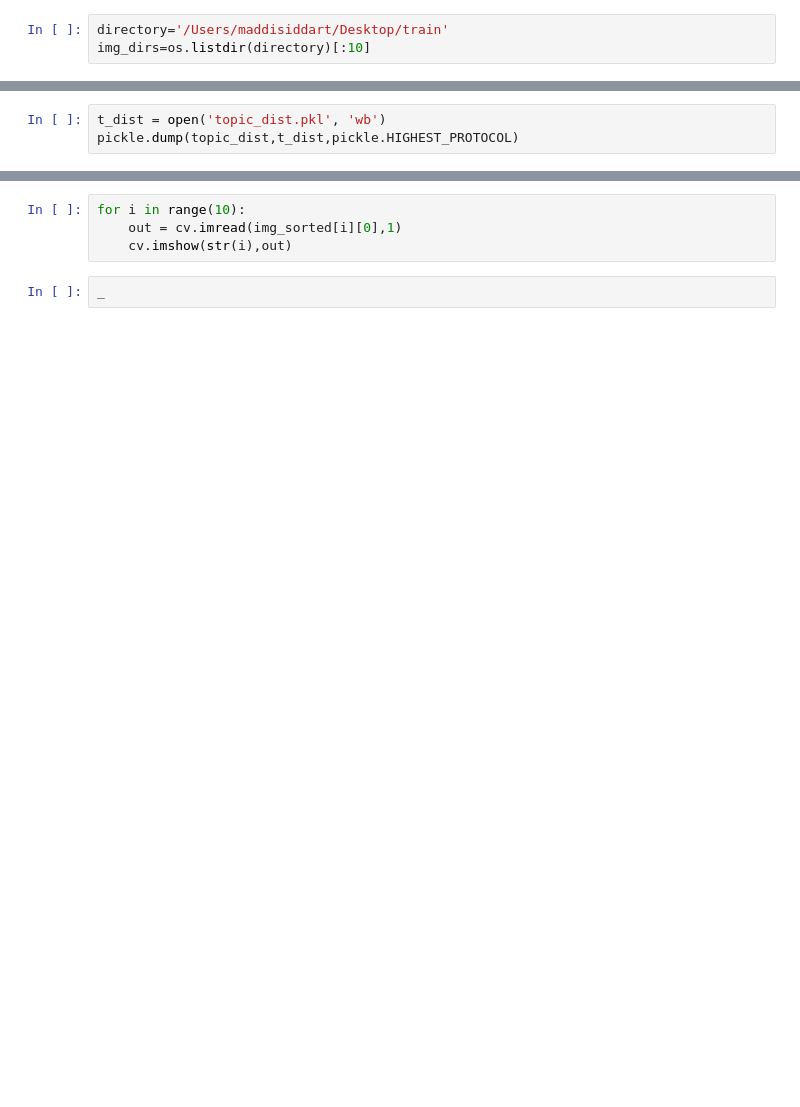
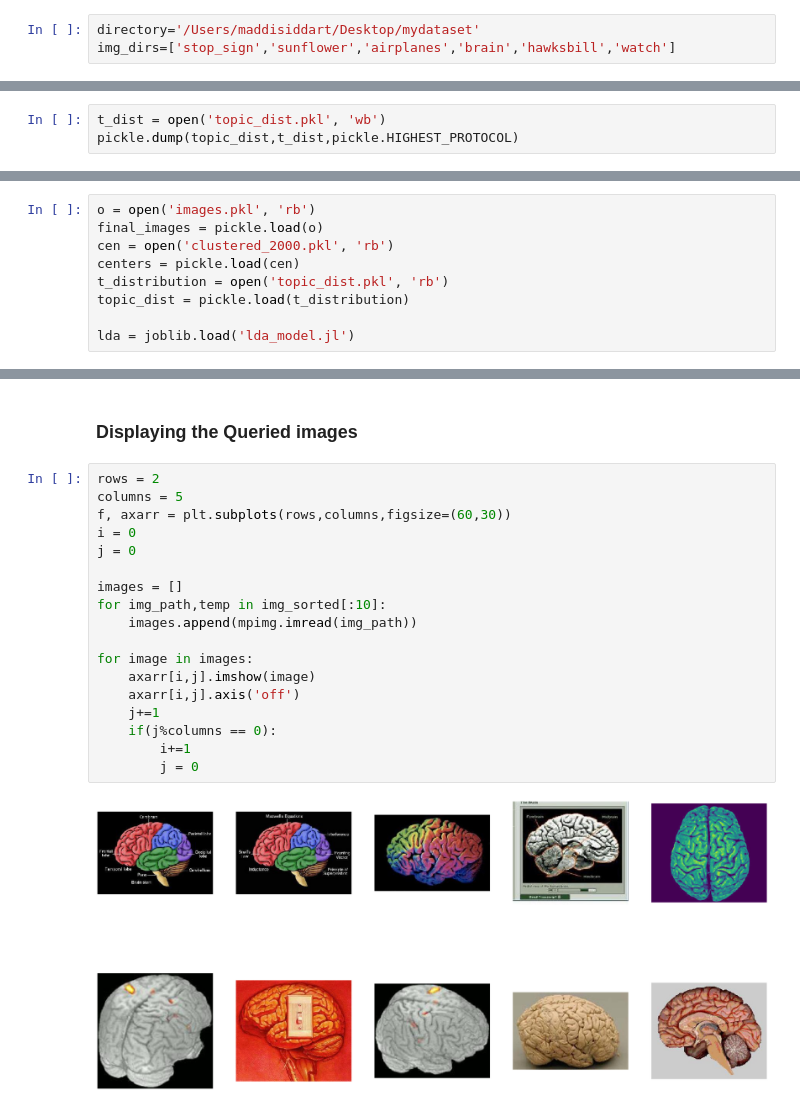
Before and after one commit to deep-thinker13/cbir_topic_model, a Jupyter notebook: CBIR/cbir.ipynb, the cells around one changed output, grey strips where cells are left out. Cells and saved outputs as stored; diff of their text form; blank space fills up the shorter version.

```diff
--- a/CBIR/cbir.ipynb
+++ b/CBIR/cbir.ipynb
@@ -13,5 +18,5 @@ from scipy.spatial.distance import euclidean,cosine
 # %%
-directory='/Users/maddisiddart/Desktop/train'
-img_dirs=os.listdir(directory)[:10]
+directory='/Users/maddisiddart/Desktop/mydataset'
+img_dirs=['stop_sign','sunflower','airplanes','brain','hawksbill','watch']
 # %%
 img_dirs
@@ -145,0 +126,9 @@ array([[1.54368077e-01, 1.30984244e-01, 4.04111505e-01, 3.49268947e-04,
+# %%
+o = open('images.pkl', 'rb')
+final_images = pickle.load(o)
+cen = open('clustered_2000.pkl', 'rb')
+centers = pickle.load(cen)
+t_distribution = open('topic_dist.pkl', 'rb')
+topic_dist = pickle.load(t_distribution)
+
+lda = joblib.load('lda_model.jl')
@@ -202,6 +195,22 @@ img_sorted
-# %%
-for i in range(10):
-    out = cv.imread(img_sorted[i][0],1)
-    cv.imshow(str(i),out)
-# %%
-_
+# %% [markdown]
+### Displaying the Queried images
+# %%
+rows = 2
+columns = 5
+f, axarr = plt.subplots(rows,columns,figsize=(60,30))
+i = 0
+j = 0
+
+images = []
+for img_path,temp in img_sorted[:10]:
+    images.append(mpimg.imread(img_path))
+
+for image in images:
+    axarr[i,j].imshow(image)
+    axarr[i,j].axis('off')
+    j+=1
+    if(j%columns == 0):
+        i+=1
+        j = 0
+# %% [output]
+[figure, added]
```
Also changed, not shown: parts of 25 cells of this notebook.
